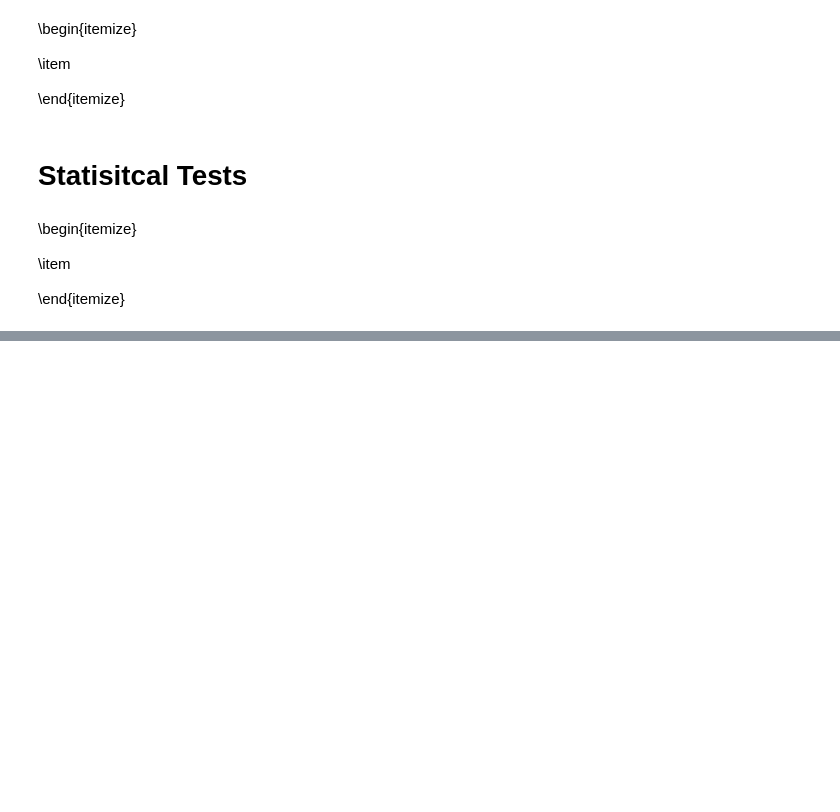
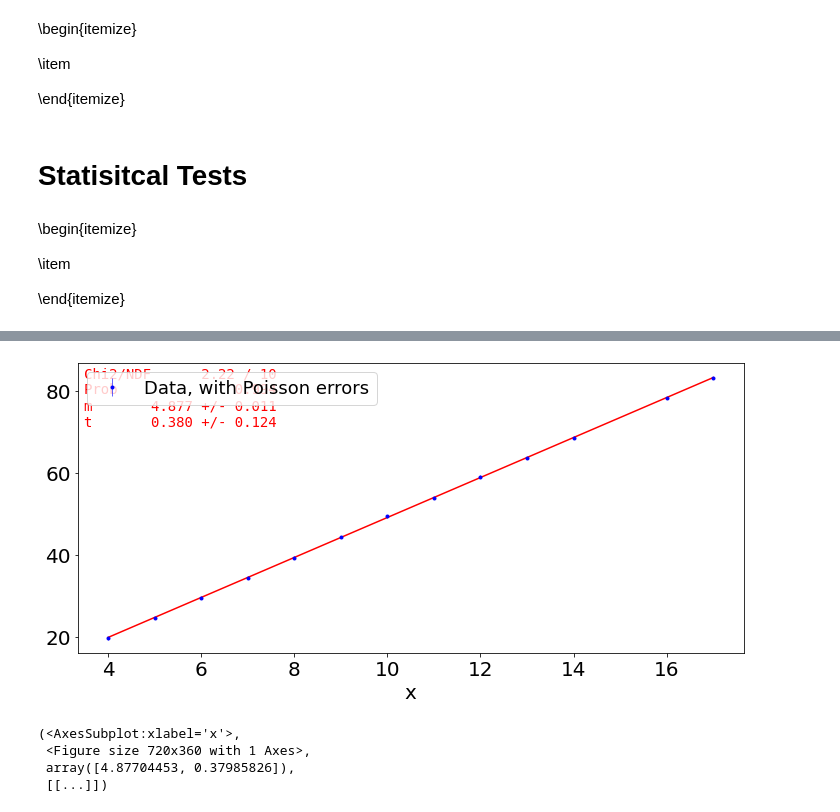
Before and after one commit to kirilklein/Applied_Statistics, a Jupyter notebook: Exam/main_exam.ipynb, the cells around one changed output, grey strips where cells are left out. Saved outputs shown, nothing was run; the diff lists cells and outputs as text; code cells hidden in the pictures; blank space fills up the shorter version.

```diff
--- a/Exam/main_exam.ipynb
+++ b/Exam/main_exam.ipynb
@@ -75,0 +113,9 @@ The integral $F(x) = \int_{-\infty}^xdx'f(x')$ is
+# %%
+
+fits.chi2_fit_func(number, EC, s_EC, f_lin, p0 = [2,0] )
+# %% [output]
+[figure, added]
+(<AxesSubplot:xlabel='x'>,
+ <Figure size 720x360 with 1 Axes>,
+ array([4.87704453, 0.37985826]),
+ [[...]])
```
Also changed, not shown: parts of 8 cells of this notebook, 1 other file.
